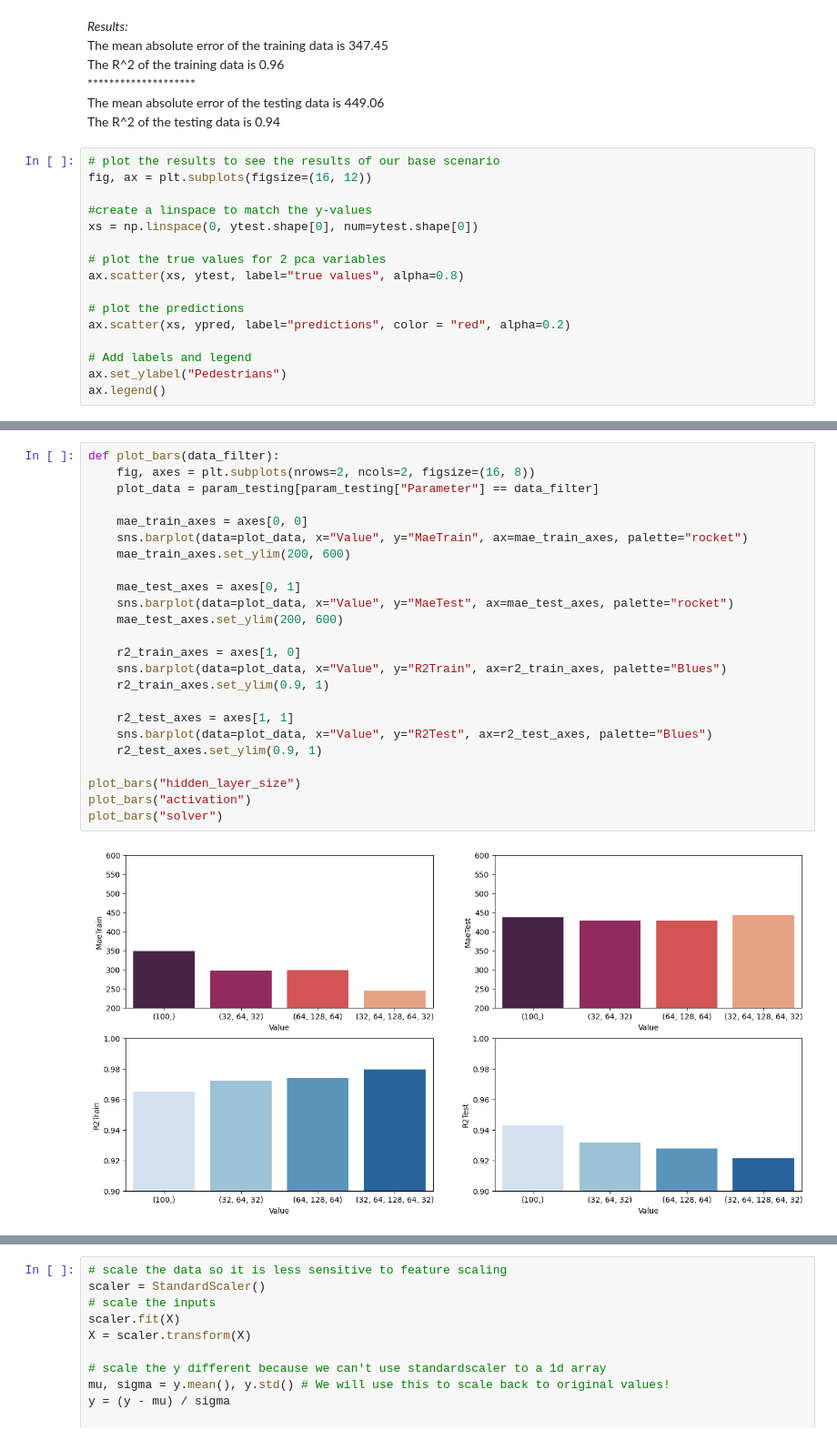
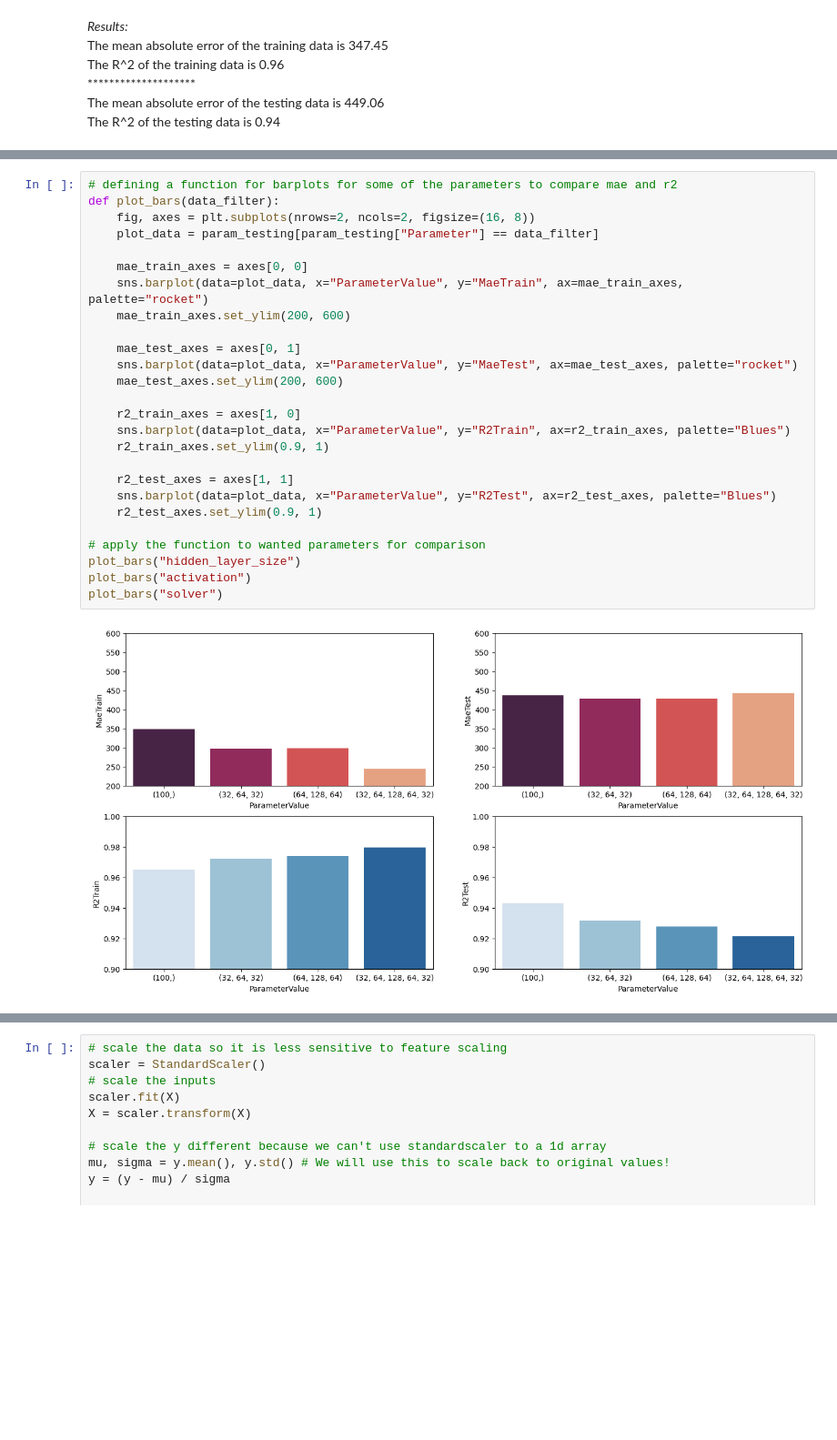
Before and after one commit to ymb287/dsf_project, a Jupyter notebook: neural_networks_scikit-learn_optimizing.ipynb, the cells around one changed output, grey strips where cells are left out. Shown: that part at 91% size. Saved outputs shown, nothing was run; the diff lists cells and outputs as text; blank space fills up the shorter version.

```diff
--- a/neural_networks_scikit-learn_optimizing.ipynb
+++ b/neural_networks_scikit-learn_optimizing.ipynb
@@ -84,19 +89,3 @@ The R^2 of the training data is 0.96 <br>
 ******************** <br>
 The mean absolute error of the testing data is 449.06 <br>
 The R^2 of the testing data is 0.94
-# %%
-# plot the results to see the results of our base scenario
-fig, ax = plt.subplots(figsize=(16, 12))
-
-#create a linspace to match the y-values
-xs = np.linspace(0, ytest.shape[0], num=ytest.shape[0])
-
-# plot the true values for 2 pca variables
-ax.scatter(xs, ytest, label="true values", alpha=0.8)
-
-# plot the predictions
-ax.scatter(xs, ypred, label="predictions", color = "red", alpha=0.2)
-
-# Add labels and legend
-ax.set_ylabel("Pedestrians")
-ax.legend()
@@ -198,26 +171,28 @@ param_testing
 # %%
+# defining a function for barplots for some of the parameters to compare mae and r2
 def plot_bars(data_filter):
     fig, axes = plt.subplots(nrows=2, ncols=2, figsize=(16, 8))
     plot_data = param_testing[param_testing["Parameter"] == data_filter]
 
     mae_train_axes = axes[0, 0]
-    sns.barplot(data=plot_data, x="Value", y="MaeTrain", ax=mae_train_axes, palette="rocket")
+    sns.barplot(data=plot_data, x="ParameterValue", y="MaeTrain", ax=mae_train_axes, palette="rocket")
     mae_train_axes.set_ylim(200, 600)
 
     mae_test_axes = axes[0, 1]
-    sns.barplot(data=plot_data, x="Value", y="MaeTest", ax=mae_test_axes, palette="rocket")
+    sns.barplot(data=plot_data, x="ParameterValue", y="MaeTest", ax=mae_test_axes, palette="rocket")
     mae_test_axes.set_ylim(200, 600)
 
     r2_train_axes = axes[1, 0]
-    sns.barplot(data=plot_data, x="Value", y="R2Train", ax=r2_train_axes, palette="Blues")
+    sns.barplot(data=plot_data, x="ParameterValue", y="R2Train", ax=r2_train_axes, palette="Blues")
     r2_train_axes.set_ylim(0.9, 1)
 
     r2_test_axes = axes[1, 1]
-    sns.barplot(data=plot_data, x="Value", y="R2Test", ax=r2_test_axes, palette="Blues")
+    sns.barplot(data=plot_data, x="ParameterValue", y="R2Test", ax=r2_test_axes, palette="Blues")
     r2_test_axes.set_ylim(0.9, 1)
 
+# apply the function to wanted parameters for comparison
 plot_bars("hidden_layer_size")
 plot_bars("activation")
 plot_bars("solver")
 # %% [output]
-[figure, old version]
+[figure, new version]
```
Also changed, not shown: parts of 19 cells of this notebook, 1 other file.
